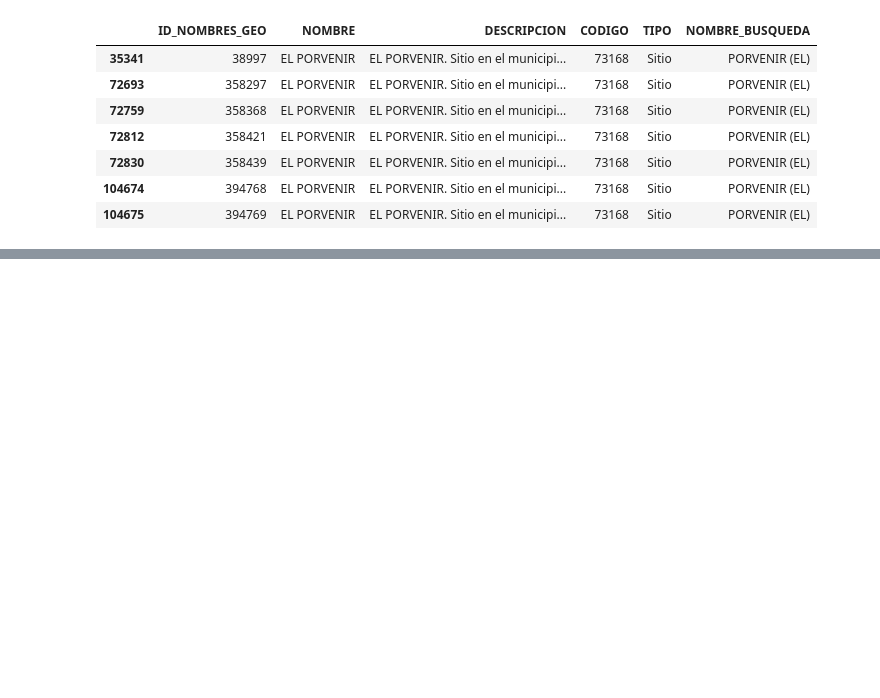
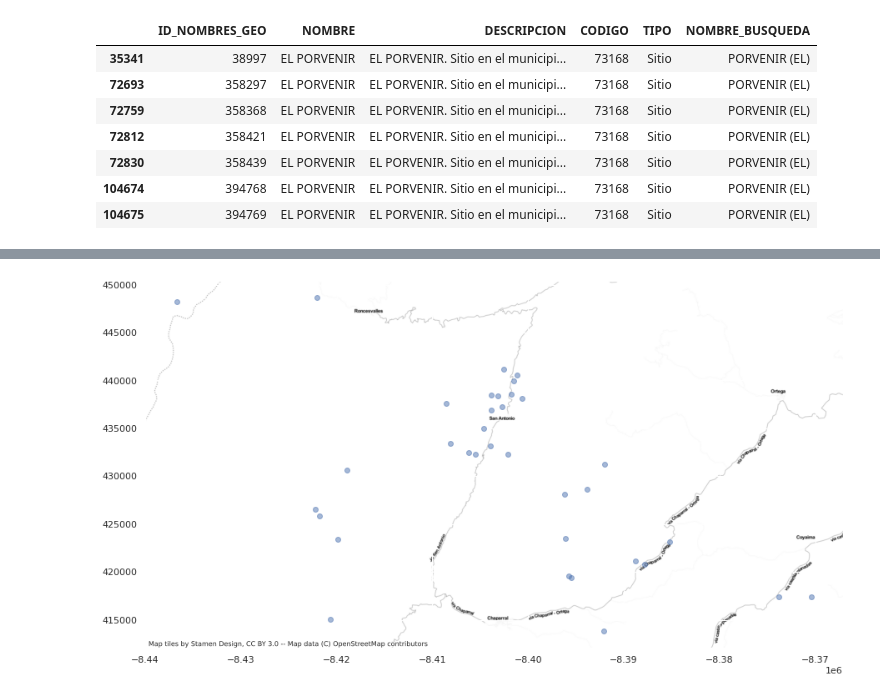
Before and after one commit to jcelis87/IGAC-team18, a Jupyter notebook: Database/IGAC preliminary EDA.ipynb, the cells around one changed output, grey strips where cells are left out. Drawn from its saved outputs; the diff is of its cells as text; code cells hidden in the pictures; blank space fills up the shorter version.

```diff
--- a/Database/IGAC preliminary EDA.ipynb
+++ b/Database/IGAC preliminary EDA.ipynb
@@ -135,0 +270,2 @@ chaparral[chaparral["NOMBRE"]=="EL PORVENIR"]
+# %%
+df_consolited = pd.read_pickle("geo_datase_temporal.pkl")
@@ -135,0 +292,4 @@ chaparral[chaparral["NOMBRE"]=="EL PORVENIR"]
+# %%
+chaparral['consolited'] = False
+chaparral['coincidences'] = 0
+df_consolited['dictionary'] = False
@@ -135,0 +359,3 @@ chaparral[chaparral["NOMBRE"]=="EL PORVENIR"]
+# %%
+p = df_consolited[df_consolited.nombre_geografico.str.lower() == "LA ESPERANZA".lower()]
+p
@@ -135,0 +380,7 @@ chaparral[chaparral["NOMBRE"]=="EL PORVENIR"]
+# %%
+fig,ax = plt.subplots(figsize=(15,15))
+p = p.to_crs(epsg=3857)
+p.plot(ax=ax, alpha=0.5)
+ctx.add_basemap(ax, source=ctx.providers.Stamen.TonerLite)
+# %% [output]
+[figure, added]
```
Also changed, not shown: parts of 63 cells of this notebook, 9 other files.
